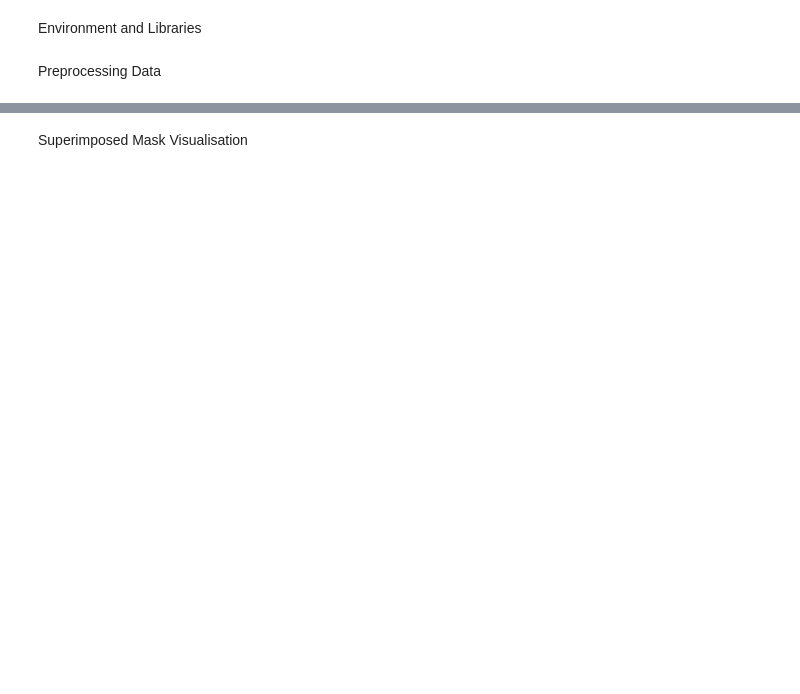
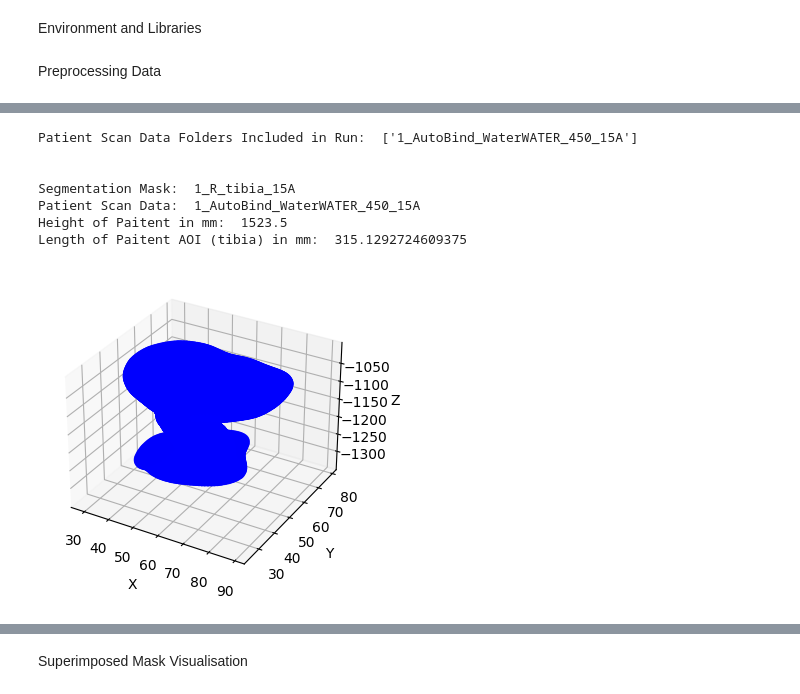
Before and after one commit to asif-jc/H-DenseUNet-CNN, a Jupyter notebook: main.ipynb, the cells around one changed output, grey strips where cells are left out. Cells and saved outputs as stored; diff of their text form; code cells hidden in the pictures; blank space fills up the shorter version.

```diff
--- a/main.ipynb
+++ b/main.ipynb
@@ -126,0 +297,74 @@ SyntaxError: invalid syntax (12202413.py, line 1)
+# %%
+from gias2.mesh.vtktools import loadpoly
+# import utilities
+# import utils
+from gias2.image_analysis import image_tools as itools
+from utils import make_labelled_scan, load_scan
+from preprocessing import preprocessing
+import os
+from os import path
+import glob
+import numpy as np
+
+total_slices_raw_data = 1015
+DataOnlyAOI = True
+scans_path = 'D:/MRI - Tairawhiti'
+segmasks_fnames = ['1_R_tibia_15A']
+scan_data_folders = ['1_AutoBind_WaterWATER_450_15A']
+scan, imgs_mask_train, scan_pixelspacing_data = preprocessing(scans_path, segmasks_fnames, scan_data_folders, total_slices_raw_data, DataOnlyAOI)
+
+
+# s = itools.Scan(path.split('D:/MRI - Tairawhiti/1_AutoBind_WaterWATER_450_15A')[1])
+# # Assuming you have the path to the DICOM folder in 'dicom_folder_path'
+# dicom_folder_path = 'D:/MRI - Tairawhiti/1_AutoBind_WaterWATER_450_15A'
+
+# # Use glob to find all DICOM files with the pattern 'IM-0049-*.dcm' in the folder
+# file_pattern = os.path.join(dicom_folder_path, r'IM-0049-*.dcm')
+# dicom_files = glob.glob(file_pattern)
+# parent_folder = os.path.dirname(dicom_files[0])
+# s.loadDicomFolder(parent_folder)
+# s.I = s.I[:, :, ::-1]
+
+# # scan = load_scan('1_AutoBind_WaterWATER_450_15A', pat)
+# mesh = loadpoly('C:/Users/GGPC/OneDrive/Desktop/Part 4 Project/Part4Project/SegmentationMasks/1_R_tibia_15A.ply')
+# meshes_dict = {}
+# meshes_dict[0] = mesh
+
+
+# zshift = False
+# negspacing = False
+# scan_lab = make_labelled_scan(meshes_dict, s, zshift, negspacing)
+
+# mask_1 = scan_lab.I == 2
+
+# import cv2
+# import matplotlib.pyplot as plt
+# import trimesh
+# import pandas as pd
+
+# from preprocessing import ReadIn_MRIScans_Masks
+# scan_data_folders = ['1_AutoBind_WaterWATER_450_15A']
+# scans_path = 'D:/MRI - Tairawhiti'
+
+# training_scans, coord_data = ReadIn_MRIScans_Masks(scans_path, scan_data_folders[0])
+
+# # masks = []
+# # for slice in training_scans:
+# ply_file = 'C:/Users/GGPC/OneDrive/Desktop/Part 4 Project/Part4Project/SegmentationMasks/1_R_tibia_15A.ply'
+# mesh = trimesh.load_mesh(ply_file)
+# vertices = mesh.vertices
+
+# ply_file = 'C:/Users/GGPC/OneDrive/Desktop/Part 4 Project/Part4Project/SegmentationMasks/1_R_tibia_15A.ply'
+# mesh = trimesh.load_mesh(ply_file)
+# vertices = mesh.vertices
+# faces = mesh.faces
+# print("Vertices shape:", vertices.shape)
+# %% [output]
+Patient Scan Data Folders Included in Run:  ['1_AutoBind_WaterWATER_450_15A']
+
+
+Segmentation Mask:  1_R_tibia_15A
+Patient Scan Data:  1_AutoBind_WaterWATER_450_15A
+Height of Paitent in mm:  1523.5
+Length of Paitent AOI (tibia) in mm:  315.1292724609375
+[figure, added]
```
Also changed, not shown: parts of 12 cells of this notebook, 5 other files.
